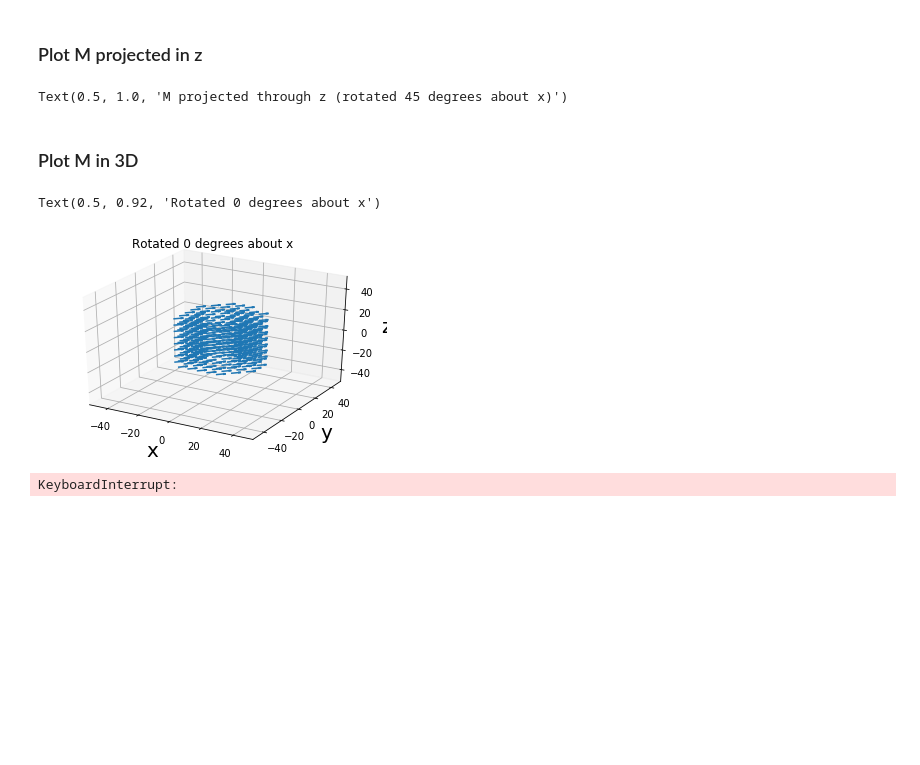
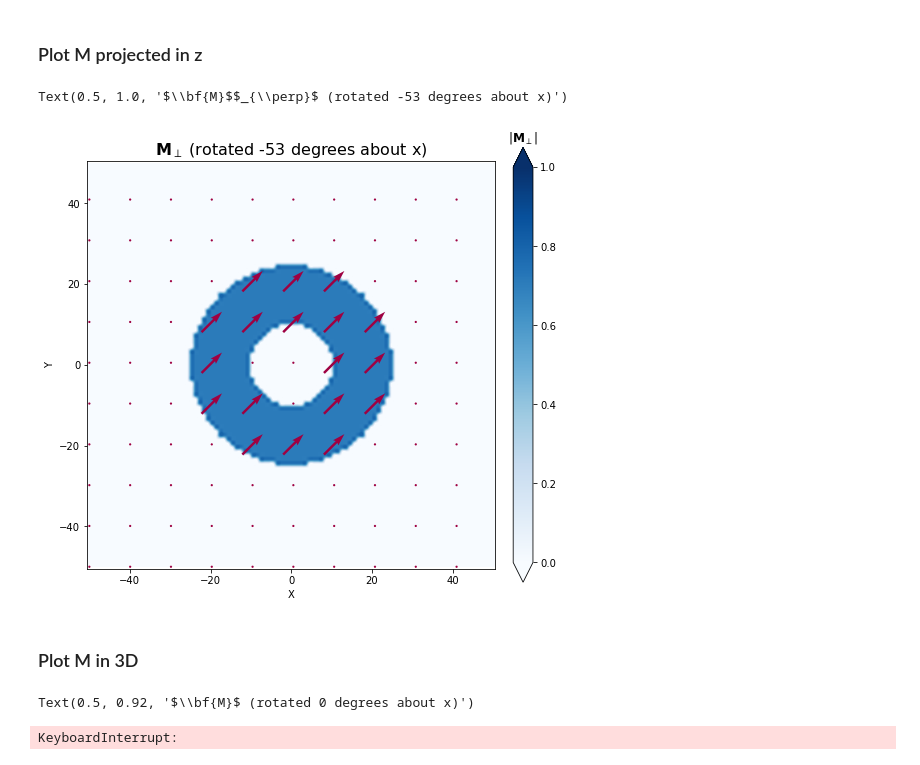
Before and after one commit to grlewis333/phd-work, a Jupyter notebook: holo-sim.ipynb, the cells around one changed output. Drawn from its saved outputs; the diff is of its cells as text; code cells hidden in the pictures; blank space fills up the shorter version.

```diff
--- a/holo-sim.ipynb
+++ b/holo-sim.ipynb
@@ -416,24 +416,26 @@ angle = 0
 # %%
 # Skip step and arrow size
 s = 10
 size = 0.1
 
 f, ax = plt.subplots(ncols=1, figsize=(8, 8))
 
 # Generate colormap based on magnitude of B field
 mag_B = (d**2 + e**2)**0.5#np.hypot(mx_avgr,my_avgr)
-pos = ax.imshow(mag_B,origin='lower', extent=[x_begin, x_end, min(j[:,0]), max(j[:,0])],interpolation='spline16', cmap='Blues')
-f.colorbar(pos, ax=ax,fraction=0.046, pad=0.04)
+pos = ax.imshow(mag_B,origin='lower', extent=[x_begin, x_end, min(j[:,0]), max(j[:,0])], vmin=0, vmax=1,interpolation='spline16', cmap='Blues')
+clb = f.colorbar(pos,fraction=0.046, pad=0.04,extend='both')
+clb.ax.set_title(r'|$\bf{M}$$_\perp$|')
 
 # Plot projected M vectors
 plt.quiver(i[::s,::s],j[::s,::s],d[::s,::s],e[::s,::s],mag_B,scale=1/size,cmap='Spectral',pivot='mid')
 
 plt.xlabel('X')
 plt.ylabel('Y')
 plt.ylim([x_begin,x_end])
-plt.title('M projected through z (rotated %i degrees about x)' % angle)
+plt.title(r'$\bf{M}$$_{\perp}$ (rotated %i degrees about x)' % angle, fontsize=16)
 # %% [output]
-Text(0.5, 1.0, 'M projected through z (rotated 45 degrees about x)')
+Text(0.5, 1.0, '$\\bf{M}$$_{\\perp}$ (rotated -53 degrees about x)')
+[figure, added]
 # %% [markdown]
 ### Plot M in 3D
 # %%
@@ -442,20 +444,19 @@ Text(0.5, 1.0, 'M projected through z (rotated 45 degrees about x)')
 %matplotlib qt
 fig = plt.figure()
 ax = fig.gca(projection='3d')
-s = 6
-size = 4
+s =4
+size = 3
 
-ax.quiver(a[::s,::s,::s], b[::s,::s,::s], c[::s,::s,::s], f[::s,::s,::s], g[::s,::s,::s], h[::s,::s,::s],length = size)
-plt.xlim([-50,50])
-plt.ylim([-50,50])
-ax.set_zlim3d([-50,50])
+ax.quiver(a[::s,::s,::s], b[::s,::s,::s], c[::s,::s,::s], f[::s,::s,::s], g[::s,::s,::s], h[::s,::s,::s],length = size,alpha=0.5)
+plt.xlim([-25,25])
+plt.ylim([-25,25])
+ax.set_zlim3d([-25,25])
 plt.xlabel('x', fontsize=20)
 plt.ylabel('y', fontsize=20)
 ax.set_zlabel('z', fontsize=20)
-plt.title('Rotated %i degrees about x' % angle)
+plt.title(r'$\bf{M}$ (rotated %i degrees about x)' % angle, fontsize = 16)
 # %% [output]
-Text(0.5, 0.92, 'Rotated 0 degrees about x')
+Text(0.5, 0.92, '$\\bf{M}$ (rotated 0 degrees about x)')
-[figure, removed]
 # %%
 a
 # %% [output]
```
Also changed, not shown: parts of 5 cells of this notebook.
